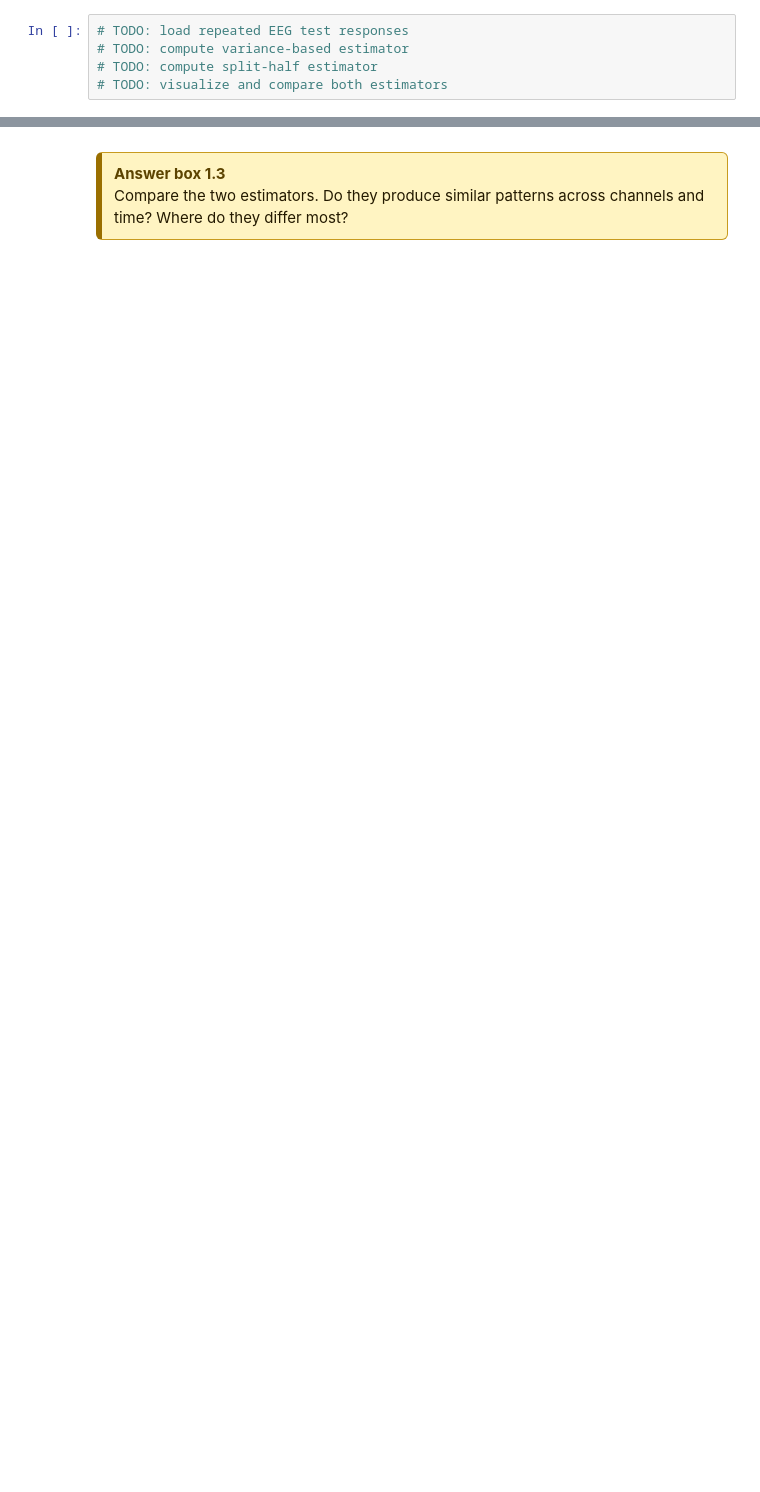
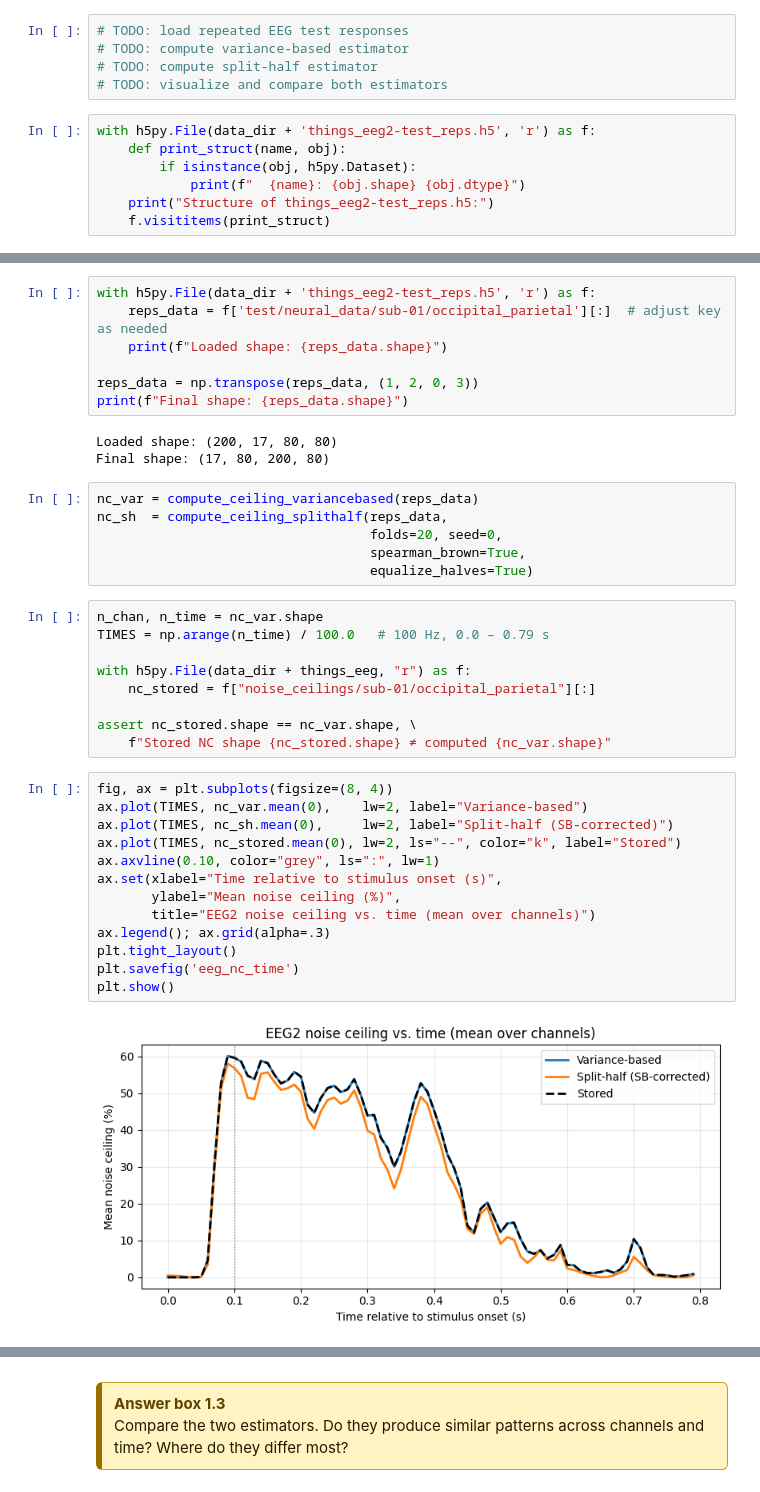
Before and after one commit to AnastasisPap/Brain-like-computation-and-intelligence-project, a Jupyter notebook: nx414_project_2026.ipynb, the cells around one changed output, grey strips where cells are left out. Drawn from its saved outputs; the diff is of its cells as text; blank space fills up the shorter version.

```diff
--- a/nx414_project_2026.ipynb
+++ b/nx414_project_2026.ipynb
@@ -750,3 +1079,10 @@ def compute_ceiling_splithalf(
 # TODO: compute variance-based estimator
 # TODO: compute split-half estimator
 # TODO: visualize and compare both estimators
+# %%
+with h5py.File(data_dir + 'things_eeg2-test_reps.h5', 'r') as f:
+    def print_struct(name, obj):
+        if isinstance(obj, h5py.Dataset):
+            print(f"  {name}: {obj.shape} {obj.dtype}")
+    print("Structure of things_eeg2-test_reps.h5:")
+    f.visititems(print_struct)
@@ -752,0 +1107,40 @@ def compute_ceiling_splithalf(
+# %%
+with h5py.File(data_dir + 'things_eeg2-test_reps.h5', 'r') as f:
+    reps_data = f['test/neural_data/sub-01/occipital_parietal'][:]  # adjust key as needed
+    print(f"Loaded shape: {reps_data.shape}")
+
+reps_data = np.transpose(reps_data, (1, 2, 0, 3))
+print(f"Final shape: {reps_data.shape}")
+# %% [output]
+Loaded shape: (200, 17, 80, 80)
+Final shape: (17, 80, 200, 80)
+# %%
+nc_var = compute_ceiling_variancebased(reps_data)
+nc_sh  = compute_ceiling_splithalf(reps_data,
+                                   folds=20, seed=0,
+                                   spearman_brown=True,
+                                   equalize_halves=True)
+# %%
+n_chan, n_time = nc_var.shape
+TIMES = np.arange(n_time) / 100.0   # 100 Hz, 0.0 – 0.79 s
+
+with h5py.File(data_dir + things_eeg, "r") as f:
+    nc_stored = f["noise_ceilings/sub-01/occipital_parietal"][:]
+
+assert nc_stored.shape == nc_var.shape, \
+    f"Stored NC shape {nc_stored.shape} ≠ computed {nc_var.shape}"
+# %%
+fig, ax = plt.subplots(figsize=(8, 4))
+ax.plot(TIMES, nc_var.mean(0),    lw=2, label="Variance-based")
+ax.plot(TIMES, nc_sh.mean(0),     lw=2, label="Split-half (SB-corrected)")
+ax.plot(TIMES, nc_stored.mean(0), lw=2, ls="--", color="k", label="Stored")
+ax.axvline(0.10, color="grey", ls=":", lw=1)
+ax.set(xlabel="Time relative to stimulus onset (s)",
+       ylabel="Mean noise ceiling (%)",
+       title="EEG2 noise ceiling vs. time (mean over channels)")
+ax.legend(); ax.grid(alpha=.3)
+plt.tight_layout()
+plt.savefig('eeg_nc_time')
+plt.show()
+# %% [output]
+[figure, added]
```
Also changed, not shown: parts of 82 cells of this notebook.
